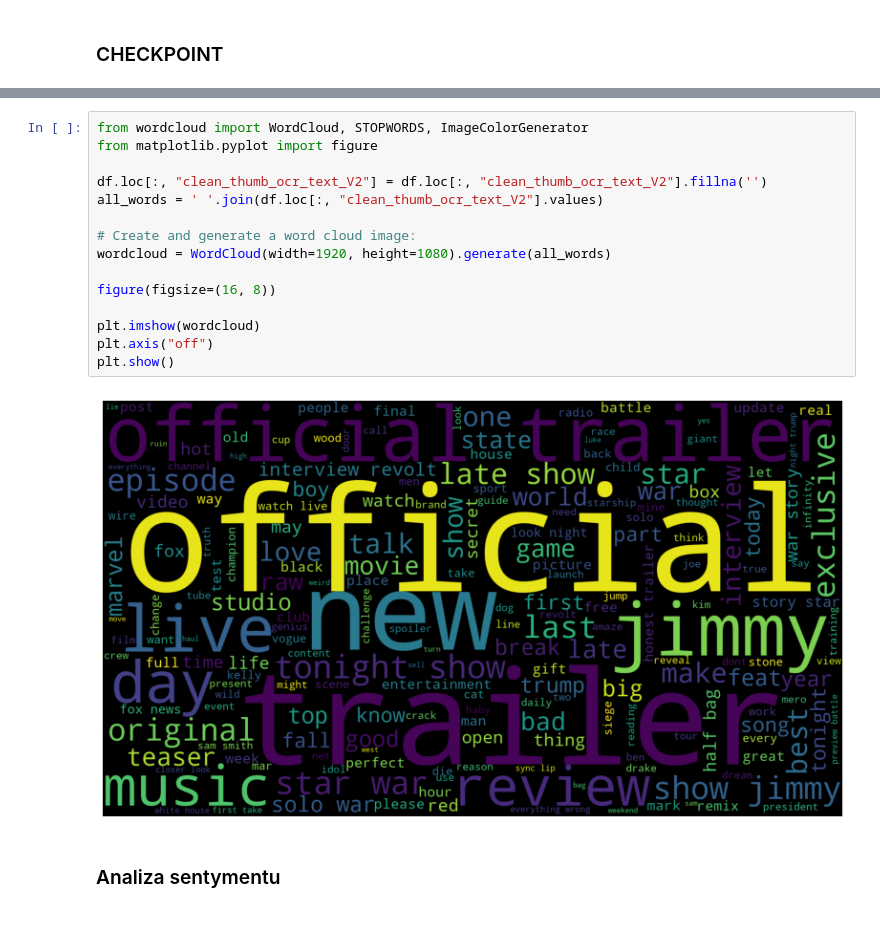
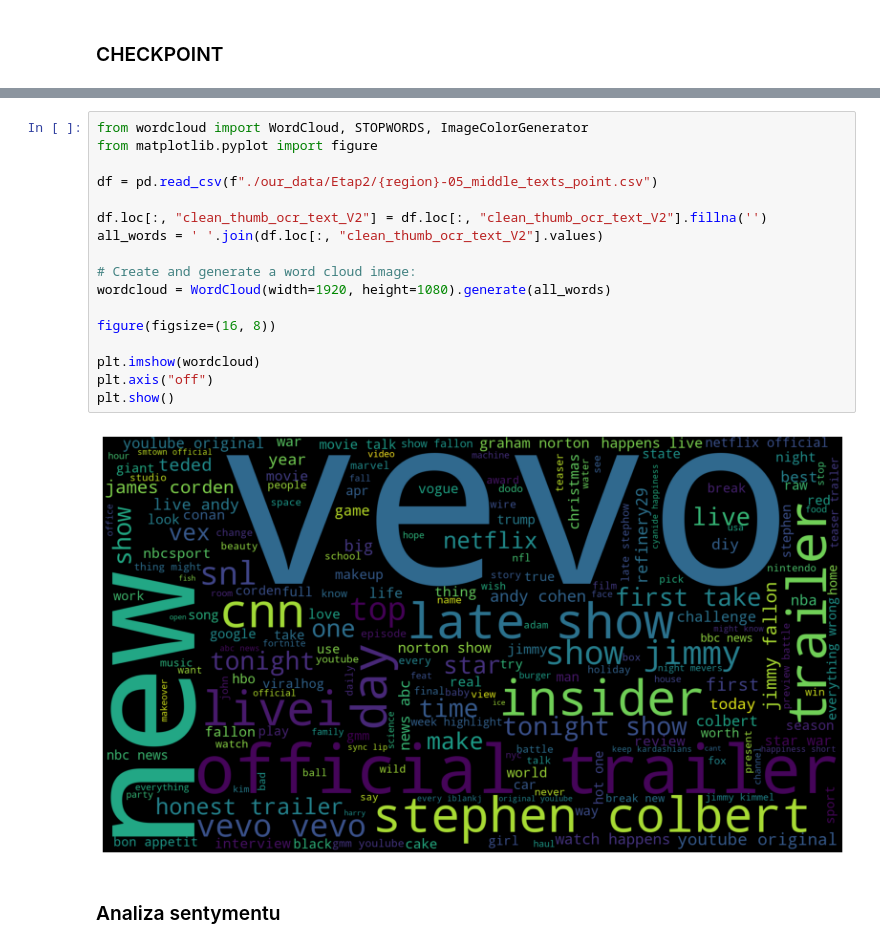
Before and after one commit to AdamKlejda/PED_YT, a Jupyter notebook: Etap2LiLatee_GB.ipynb, the cells around one changed output, grey strips where cells are left out. Cells and saved outputs as stored; diff of their text form.

```diff
--- a/Etap2LiLatee_GB.ipynb
+++ b/Etap2LiLatee_GB.ipynb
@@ -387,20 +395,22 @@ df[:5]
 # %%
 from wordcloud import WordCloud, STOPWORDS, ImageColorGenerator
 from matplotlib.pyplot import figure
+
+df = pd.read_csv(f"./our_data/Etap2/{region}-05_middle_texts_point.csv")
 
 df.loc[:, "clean_thumb_ocr_text_V2"] = df.loc[:, "clean_thumb_ocr_text_V2"].fillna('')
 all_words = ' '.join(df.loc[:, "clean_thumb_ocr_text_V2"].values)
 
 # Create and generate a word cloud image:
 wordcloud = WordCloud(width=1920, height=1080).generate(all_words)
 
 figure(figsize=(16, 8))
 
 plt.imshow(wordcloud)
 plt.axis("off")
 plt.show()
 # %% [output]
-[figure, old version]
+[figure, new version]
 # %% [markdown]
 ### Analiza sentymentu
 # %%
```
Also changed, not shown: parts of 18 cells of this notebook, 21 other files.
